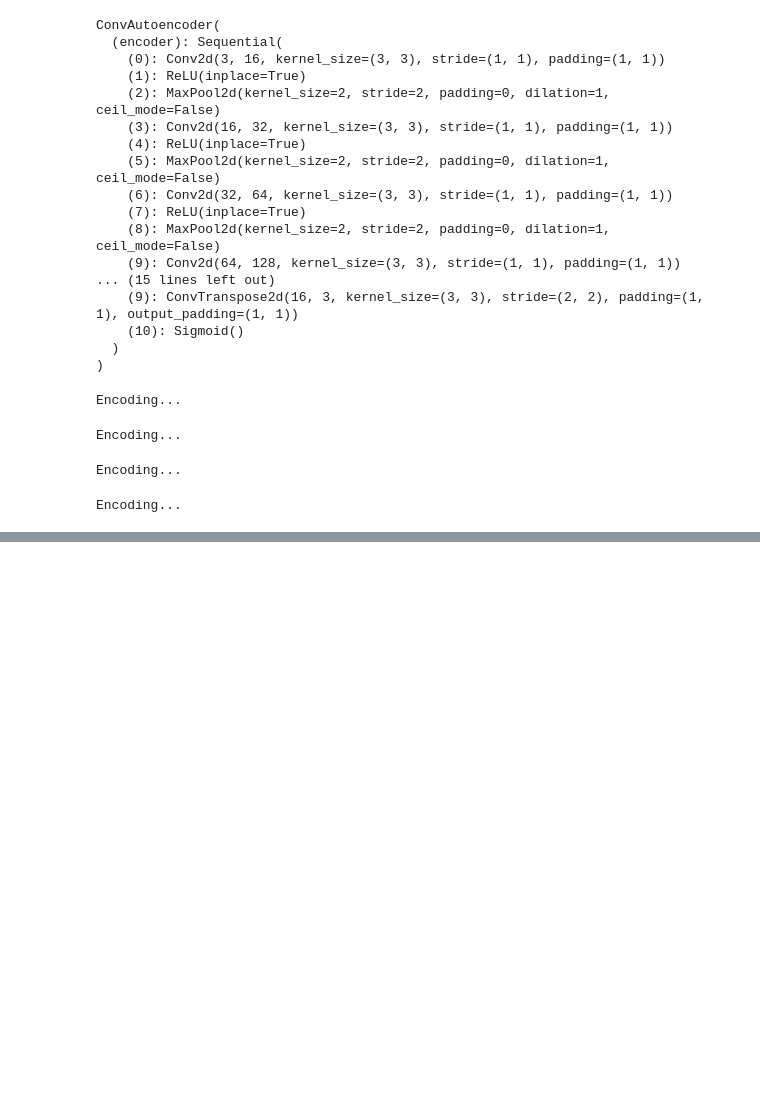
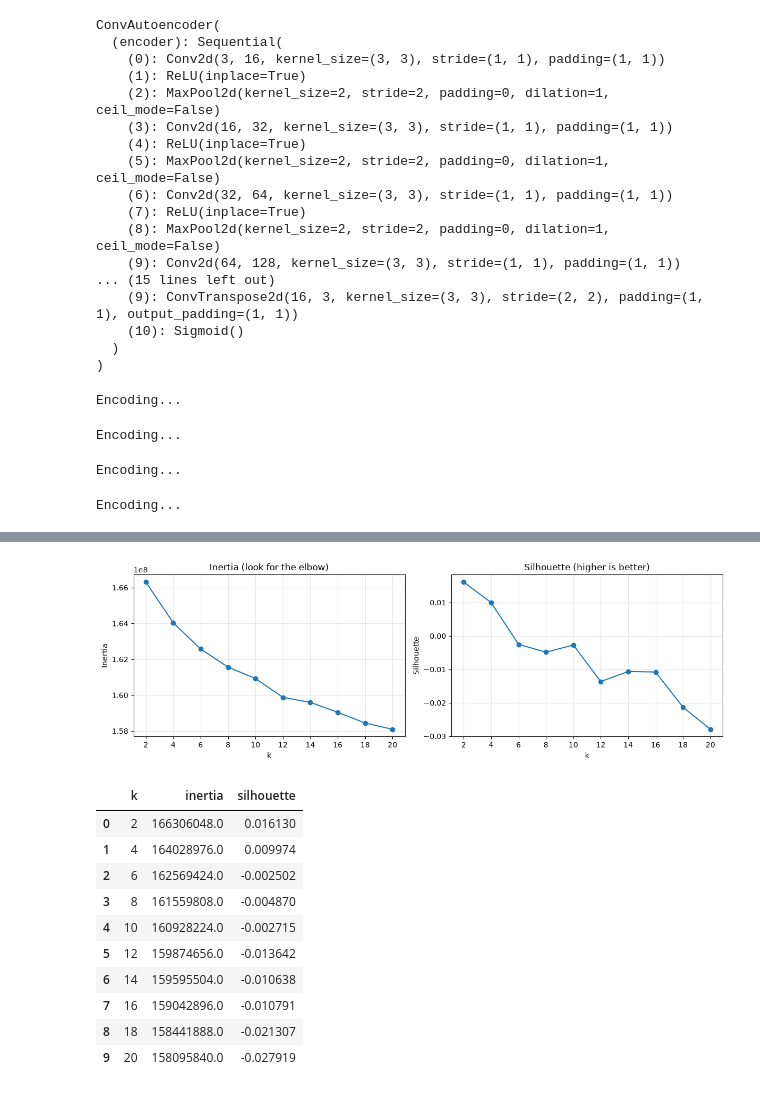
Before and after one commit to MateuszGalinski/image-inpainting-and-super-resolution, a Jupyter notebook: notebooks/matg/clustering_tests.ipynb, the cells around one changed output, grey strips where cells are left out. Cells and saved outputs as stored; diff of their text form; code cells hidden in the pictures; blank space fills up the shorter version.

Commit message:
Full train and evaluate on clusterings pipeline

```diff
--- a/notebooks/matg/clustering_tests.ipynb
+++ b/notebooks/matg/clustering_tests.ipynb
@@ -82 +82,48 @@ test_labels = kmeans.predict(X_test)
+# %%
+import pandas as pd
+from sklearn.metrics import silhouette_score
+
+# K-means sweep on the scaled training embeddings: look for the elbow in
+# inertia and the peak in silhouette to choose n_clusters.
+# Silhouette is O(n^2), so it is computed on a fixed random subsample.
+ks = range(2, 21, 2)
+silhouette_sample_size = 10_000
+
+sweep = []
+for k in tqdm(ks, desc="K-means sweep"):
+    km = KMeans(n_clusters=k, random_state=42, n_init=10).fit(X_train)
+    sweep.append({
+        "k": k,
+        "inertia": km.inertia_,
+        "silhouette": silhouette_score(
+            X_train, km.labels_, sample_size=silhouette_sample_size, random_state=42
+        ),
+    })
+sweep = pd.DataFrame(sweep)
+
+fig, (ax_inertia, ax_silhouette) = plt.subplots(1, 2, figsize=(12, 4))
+ax_inertia.plot(sweep["k"], sweep["inertia"], marker="o")
+ax_inertia.set(title="Inertia (look for the elbow)", xlabel="k", ylabel="Inertia")
+ax_silhouette.plot(sweep["k"], sweep["silhouette"], marker="o")
+ax_silhouette.set(title="Silhouette (higher is better)", xlabel="k", ylabel="Silhouette")
+for ax in (ax_inertia, ax_silhouette):
+    ax.set_xticks(list(ks))
+    ax.grid(True, alpha=0.3)
+plt.tight_layout()
+plt.show()
+
+sweep
+# %% [output]
+[figure, added]
+|  | k | inertia | silhouette |
+| 0 | 2 | 166306048.0 | 0.016130 |
+| 1 | 4 | 164028976.0 | 0.009974 |
+| 2 | 6 | 162569424.0 | -0.002502 |
+| 3 | 8 | 161559808.0 | -0.004870 |
+| 4 | 10 | 160928224.0 | -0.002715 |
+| 5 | 12 | 159874656.0 | -0.013642 |
+| 6 | 14 | 159595504.0 | -0.010638 |
+| 7 | 16 | 159042896.0 | -0.010791 |
+| 8 | 18 | 158441888.0 | -0.021307 |
+| 9 | 20 | 158095840.0 | -0.027919 |
 # %%
```
Also changed, not shown: parts of 4 cells of this notebook, 11 other files.
